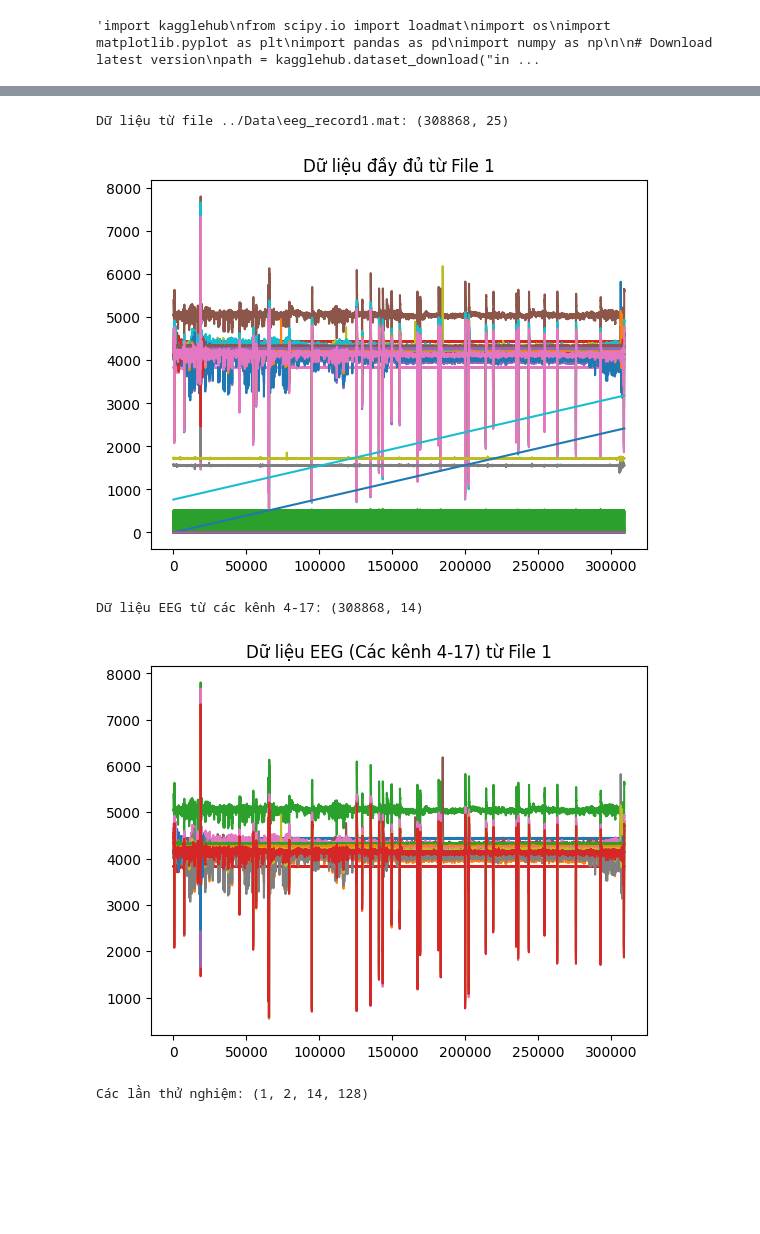
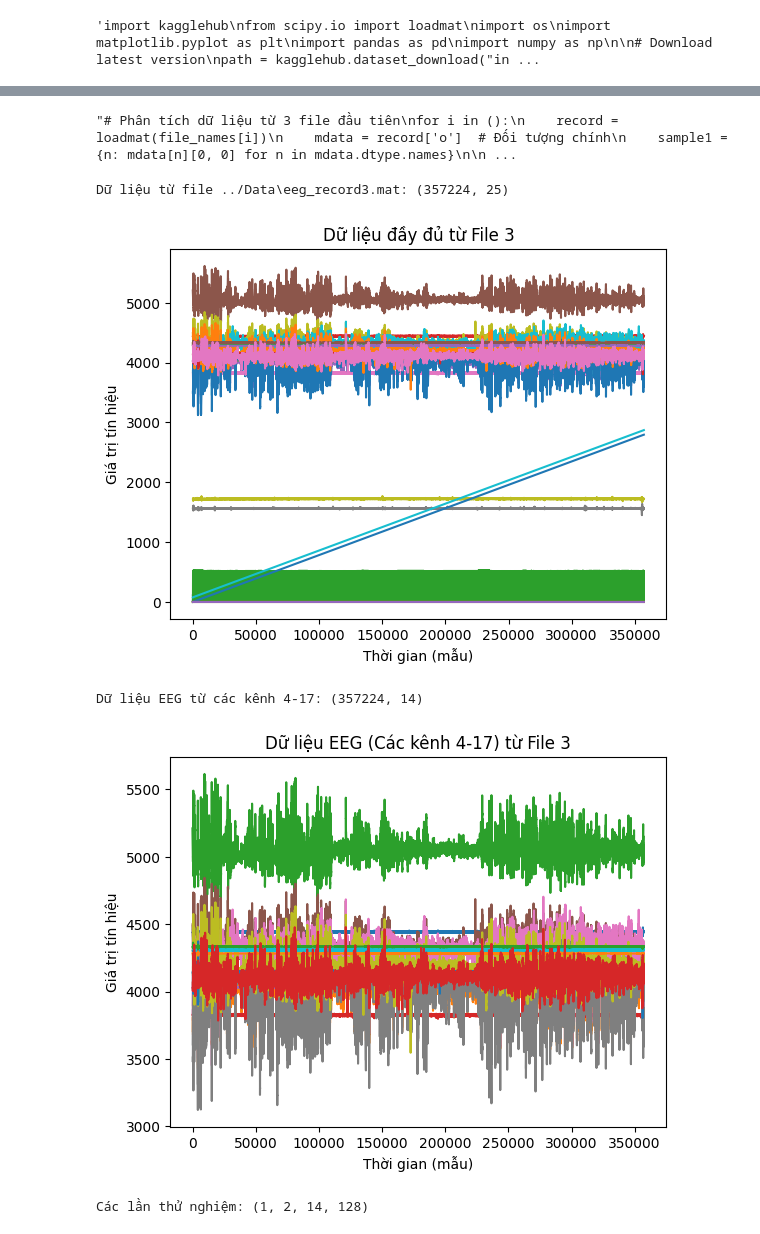
Before and after one commit to ththu0205/Pattern-Recognition-EEG, a Jupyter notebook: Data_Preprocessing/EEG_TT (2).ipynb, the cells around one changed output, grey strips where cells are left out. Saved outputs shown, nothing was run; the diff lists cells and outputs as text; code cells hidden in the pictures; blank space fills up the shorter version.

```diff
--- a/Data_Preprocessing/EEG_TT (2).ipynb
+++ b/Data_Preprocessing/EEG_TT (2).ipynb
@@ -27,8 +27,12 @@ import numpy as np
 # %%
 path = '../Data'
 
-# Collect all file names
+# Thu thập danh sách các file .mat
 file_names = []
 for dirname, _, filenames in os.walk(path):
     for filename in filenames:
-        file_names.append(os.path.join(dirname, filename))
+        if filename.endswith('.mat'):
+            file_names.append(os.path.join(dirname, filename))
+
+# Sắp xếp file theo số thứ tự (để đảm bảo đúng thứ tự subject)
+file_names.sort(key=lambda x: int(x.split('eeg_record')[-1].split('.mat')[0]))
@@ -63,6 +164,6 @@ Kích thước dữ liệu kết hợp: (12512552, 25)
 # %%
-# Phân tích dữ liệu từ 3 file đầu tiên
-for i in range(1):
+'''# Phân tích dữ liệu từ 3 file đầu tiên
+for i in ():
     record = loadmat(file_names[i])
     mdata = record['o']  # Đối tượng chính
     sample1 = {n: mdata[n][0, 0] for n in mdata.dtype.names}
@@ -82,10 +183,6 @@ for i in range(1):
     plt.show()
 
     print('\nCác lần thử nghiệm:', trials.shape)
-    print()
+    print()'''
 # %% [output]
-Dữ liệu từ file ../Data\eeg_record1.mat: (308868, 25)
+"# Phân tích dữ liệu từ 3 file đầu tiên\nfor i in ():\n    record = loadmat(file_names[i])\n    mdata = record['o']  # Đối tượng chính\n    sample1 = {n: mdata[n][0, 0] for n in mdata.dtype.names}\n\n ...
-[figure, removed]
-Dữ liệu EEG từ các kênh 4-17: (308868, 14)
-[figure, removed]
-Các lần thử nghiệm: (1, 2, 14, 128)
@@ -106,3 +189,39 @@ df.rename(columns=rename_map, inplace=True)
+# %%
+# Phân tích dữ liệu từ file thứ 3
+file_index = 2  # File thứ 3 (0-based index)
+record = loadmat(file_names[file_index])
+mdata = record['o']  # Đối tượng chính
+sample1 = {n: mdata[n][0, 0] for n in mdata.dtype.names}
+
+# Trích xuất dữ liệu và thông tin thử nghiệm
+data = sample1['data']
+trials = sample1['trials']
+
+# Hiển thị thông tin và dữ liệu đầy đủ
+print('Dữ liệu từ file {}:'.format(file_names[file_index]), data.shape)
+plt.plot(data)
+plt.title('Dữ liệu đầy đủ từ File 3')
+plt.xlabel('Thời gian (mẫu)')
+plt.ylabel('Giá trị tín hiệu')
+plt.show()
+
+# Trích xuất dữ liệu EEG từ các kênh 4-17
+data_eeg = data[:, 3:17]
+print('\nDữ liệu EEG từ các kênh 4-17:', data_eeg.shape)
+plt.plot(data_eeg)
+plt.title('Dữ liệu EEG (Các kênh 4-17) từ File 3')
+plt.xlabel('Thời gian (mẫu)')
+plt.ylabel('Giá trị tín hiệu')
+plt.show()
+
+# Hiển thị thông tin thử nghiệm
+print('\nCác lần thử nghiệm:', trials.shape)
+# %% [output]
+Dữ liệu từ file ../Data\eeg_record3.mat: (357224, 25)
+[figure, added]
+Dữ liệu EEG từ các kênh 4-17: (357224, 14)
+[figure, added]
+Các lần thử nghiệm: (1, 2, 14, 128)
 # %%
 df.head()
 # %% [output]
```
Also changed, not shown: parts of 10 cells of this notebook.
